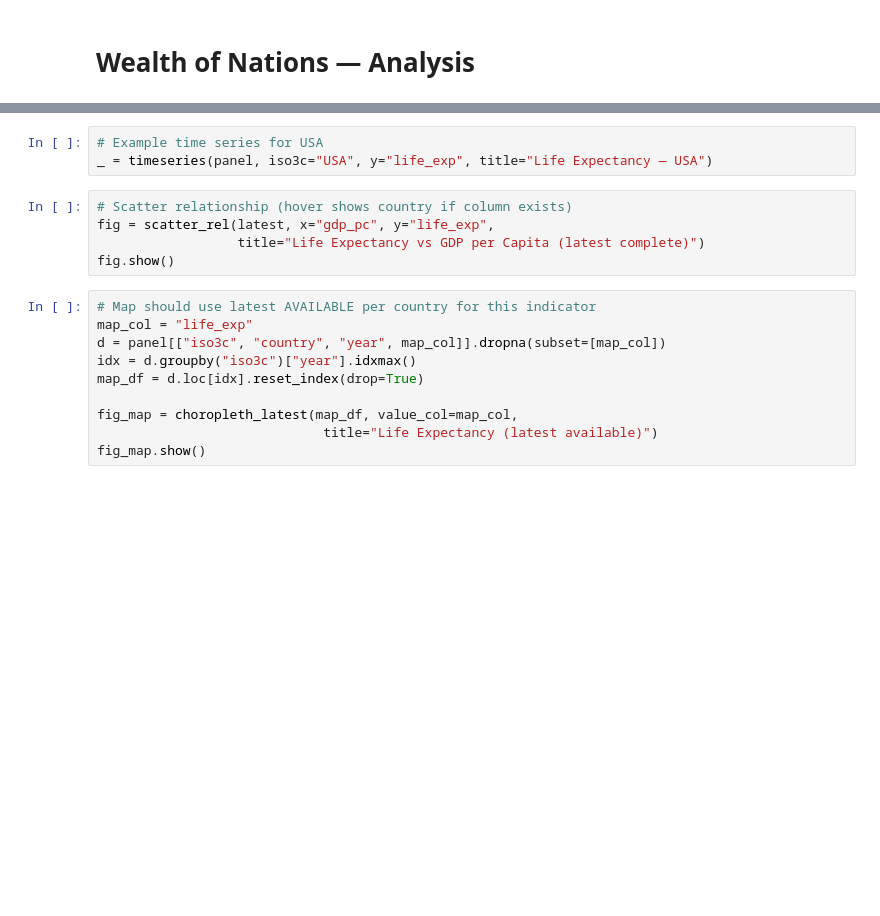
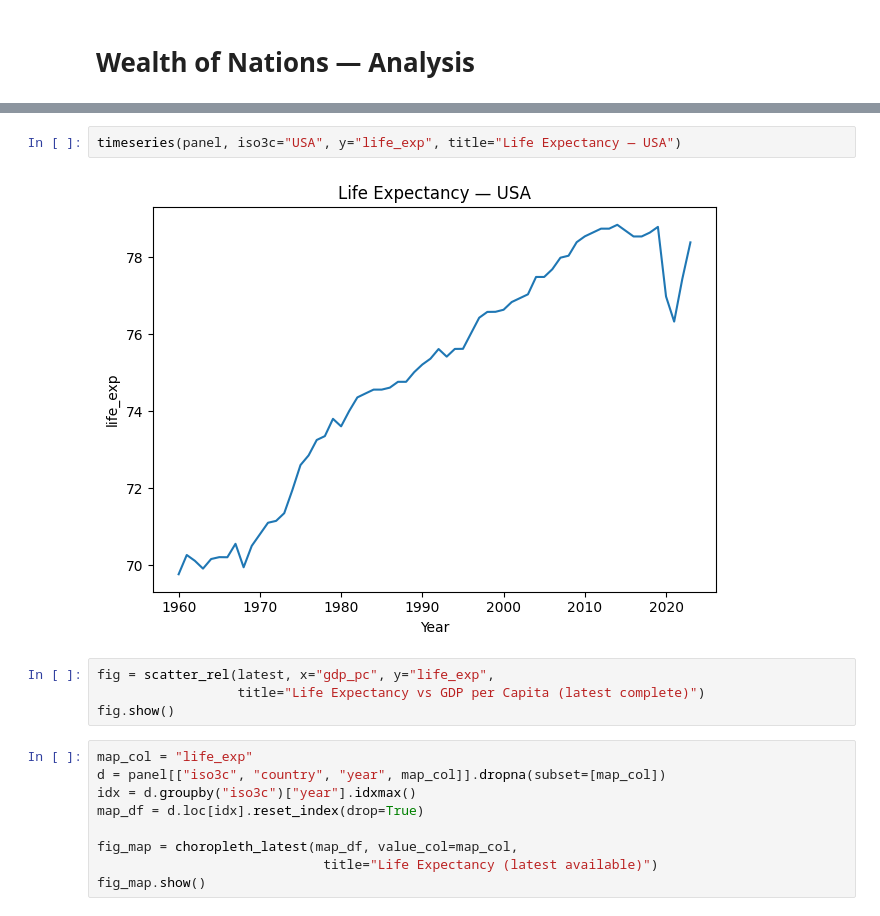
Before and after one commit to mirreza-ngh/WealthofNationsAnalysis, a Jupyter notebook: presentation/wealth_of_nations.ipynb, the cells around one changed output, grey strips where cells are left out. Cells and saved outputs as stored; diff of their text form; blank space fills up the shorter version.

```diff
--- a/presentation/wealth_of_nations.ipynb
+++ b/presentation/wealth_of_nations.ipynb
@@ -20,13 +42,12 @@ corr
 # %%
-# Example time series for USA
-_ = timeseries(panel, iso3c="USA", y="life_exp", title="Life Expectancy — USA")
+timeseries(panel, iso3c="USA", y="life_exp", title="Life Expectancy — USA")
+# %% [output]
+[figure, added]
 # %%
-# Scatter relationship (hover shows country if column exists)
 fig = scatter_rel(latest, x="gdp_pc", y="life_exp",
                   title="Life Expectancy vs GDP per Capita (latest complete)")
 fig.show()
 # %%
-# Map should use latest AVAILABLE per country for this indicator
 map_col = "life_exp"
 d = panel[["iso3c", "country", "year", map_col]].dropna(subset=[map_col])
 idx = d.groupby("iso3c")["year"].idxmax()
```
Also changed, not shown: parts of 5 cells of this notebook, 11 other files.
